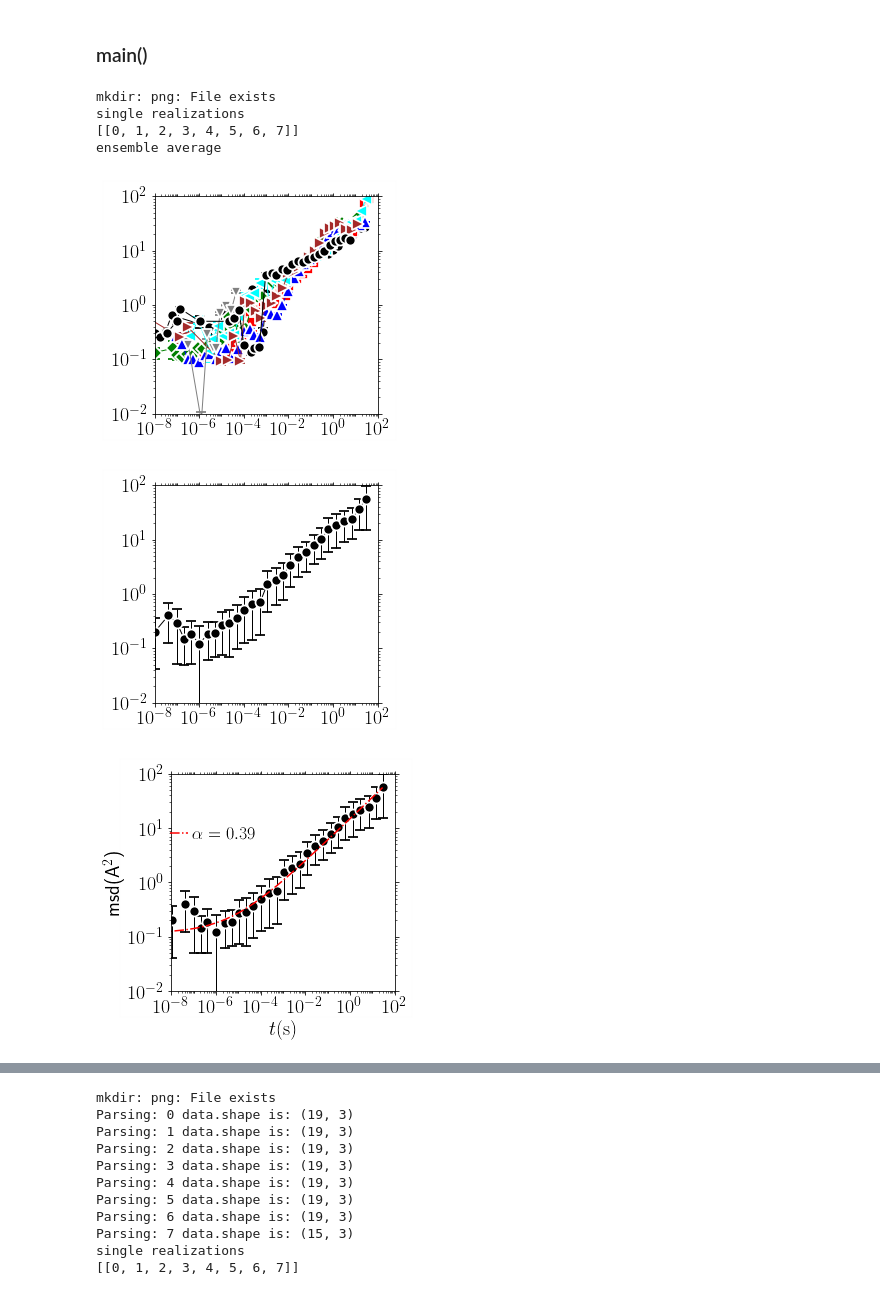
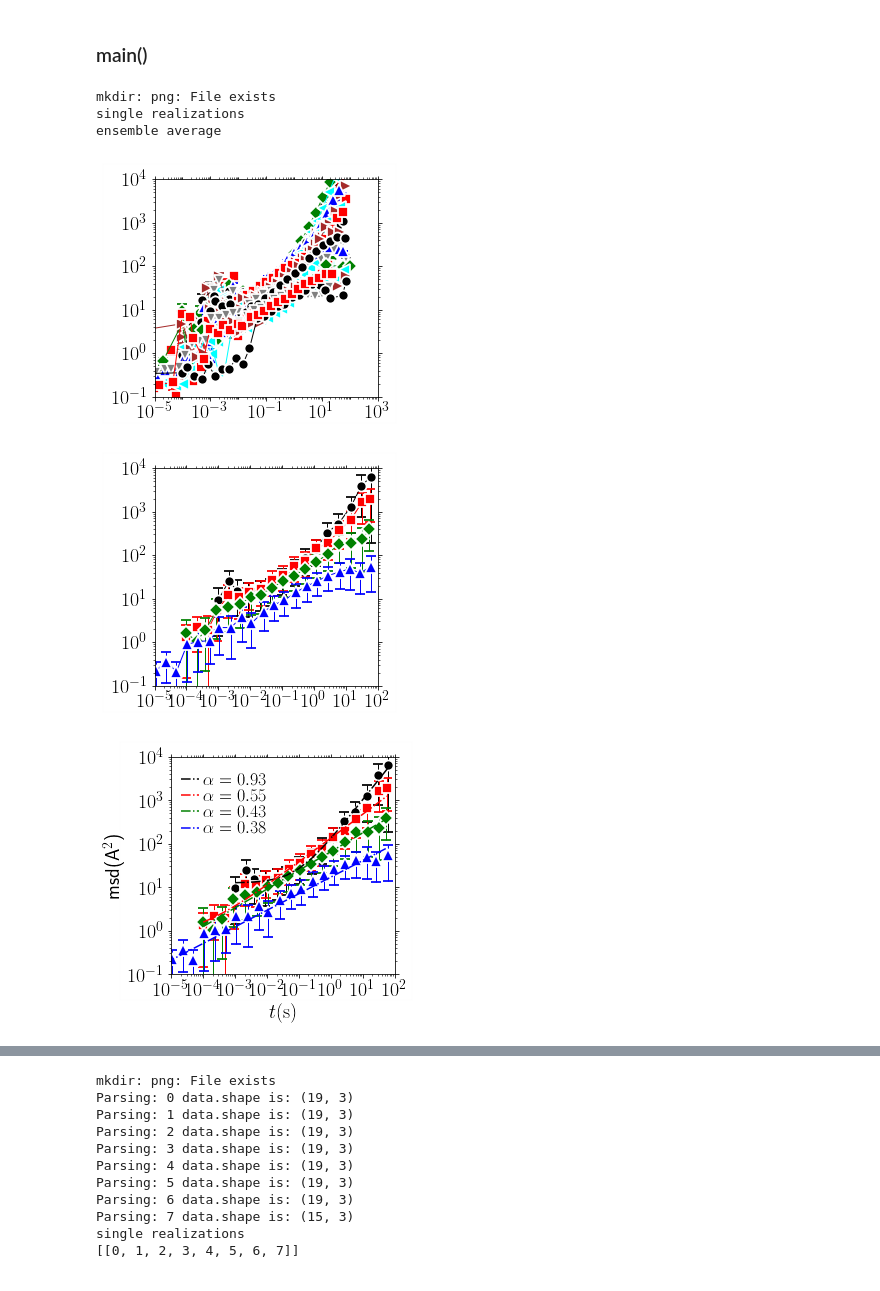
Before and after one commit to kkarimi62/hydrogenDiffusion, a Jupyter notebook: postproc/postproc.ipynb, the cells around one changed output, grey strips where cells are left out. Cells and saved outputs as stored; diff of their text form; code cells hidden in the pictures.

```diff
--- a/postproc/postproc.ipynb
+++ b/postproc/postproc.ipynb
@@ -1338,8 +1338,7 @@ class Temperature:
                 xdata_shift = xdata*20**count if shift else xdata
                 utl.PltErr(xdata_shift,
                                 (self.func2nd(xdata,*popt)-y0),#-y0)/xdata_shift,
-                                attrs={'fmt':'-.','color':'red','label':r'$\alpha=%3.2f$'%popt[2]},#symbols.colors[count%7]},
-
+                                attrs={'fmt':'-.','color':symbols.colors[count%7],'label':r'$\alpha=%3.2f$'%popt[2]},
                            Plot=False,ax=ax)
                 #--- points
 #                temp= [1000,1200,1400,1600,1800,2000][count]
@@ -1489,21 +1488,21 @@ def main():
         temp = Temperature(
     #        [1000,1200],8,
 #            [0],[[0,1,2,3,4]],#
-            [0],[list(range(8))],
+            [0,1,2,3],[list(range(8))]*10,
 #             verbose = True,
                          )
         #
         #--- parse data
     #    temp.Parse(['./msd/msd.txt'])
-        temp.Parse( list(map(lambda x:'multiHydrogenDiffusionLong/Run%s/msd/msd.txt'%(x[1]),
+        temp.Parse( list(map(lambda x:'multiHydrogenDiffusionLong/rho/rho%s/Run%s/msd/msd.txt'%(x[0],x[1]),
                             temp.temps_runs ))
                  )
         #
         #--- plot
-        xlim=(1e-8,1e2)
-        ylim=(1e-2,1e2)
-#         xlim=(1e-9,1e3)
-#         ylim=(1e-2,1e5)
+#         xlim=(1e-8,1e2)
+#         ylim=(1e-2,1e2)
+        xlim=(1e-5,1e2)
+        ylim=(1e-1,1e4)
         print('single realizations')
         temp.Plot(**{
                       'xscale':'log',
@@ -1520,7 +1519,7 @@ def main():
         #
         #--- plot average
         #
-        print(temp.nrun)
+#        print(temp.nrun)
         if len(temp.nrun[0]) > 1:
             print('ensemble average')
             temp.EnsAverage(log_scale=True,n_bins_per_decade=3)
@@ -1531,7 +1530,7 @@ def main():
                          'ylim':ylim,
     #                     'xstr':r'$t\mathrm{(s)}$',
     #                   'ystr':r'msd(A$^2$)',
-                             'ndecade_x':2,
+#                             'ndecade_x':2,
 #                       'title':'png/msd_temp_cantor.png',
             })
 
@@ -1551,9 +1550,9 @@ def main():
                          'ylim':ylim,
                          'xstr':r'$t\mathrm{(s)}$',
                        'ystr':r'msd(A$^2$)',
-                            'ndecade_x':2,
-                        'bbox_to_anchor':(-0.05,0.33,0.5,0.5),
-                       'title':'png/pureH.png'},
+#                            'ndecade_x':2,
+                        'bbox_to_anchor':(0,0.5,0.5,0.5),
+                       'title':'png/multipleH.png'},
                 )
 
     #     temp.FitLinear(Plot=True,
@@ -1574,37 +1573,36 @@ def main():
     #                    'title':'png/msd_temp_cantor_fit.png'},
     #             )
     #
 
 
     #    temp.PlotDiff(**{
     #                  'yscale':'log',
     #                   'xlim':(1e-12,1e-3),
     #                   'ylim':(1e-4,1e-1),
     #                   xstr=r'$1/T(K^{-1})$',
     #                   ystr=r'$D(m^2/s)$',
     #                    'title':'png/D_temp_cantor.png',
     #                    }
     #                )
 
     #     temp.PlotExponent(**{
     # #                  'yscale':'log',
     # #                   'xlim':(1e-10,1e-3),
     # #                   'ylim':(.5,1.1),
     # #                   xstr=r'$1/T(K^{-1})$',
     # #                   ystr=r'$D(m^2/s)$',
     # #                    'title':'png/alpha_temp_ni.png',
     #                     }
     #                 )
 
 main()
 # %% [output]
 mkdir: png: File exists
 single realizations
-[[0, 1, 2, 3, 4, 5, 6, 7]]
 ensemble average
-[figure, old version]
+[figure, new version]
-[figure, old version]
+[figure, new version]
-[figure, old version]
+[figure, new version]
 # %%
 def main():
     if not eval(confParser['flags']['RemoteMachine']):
```
Also changed, not shown: parts of 1 cell of this notebook.
